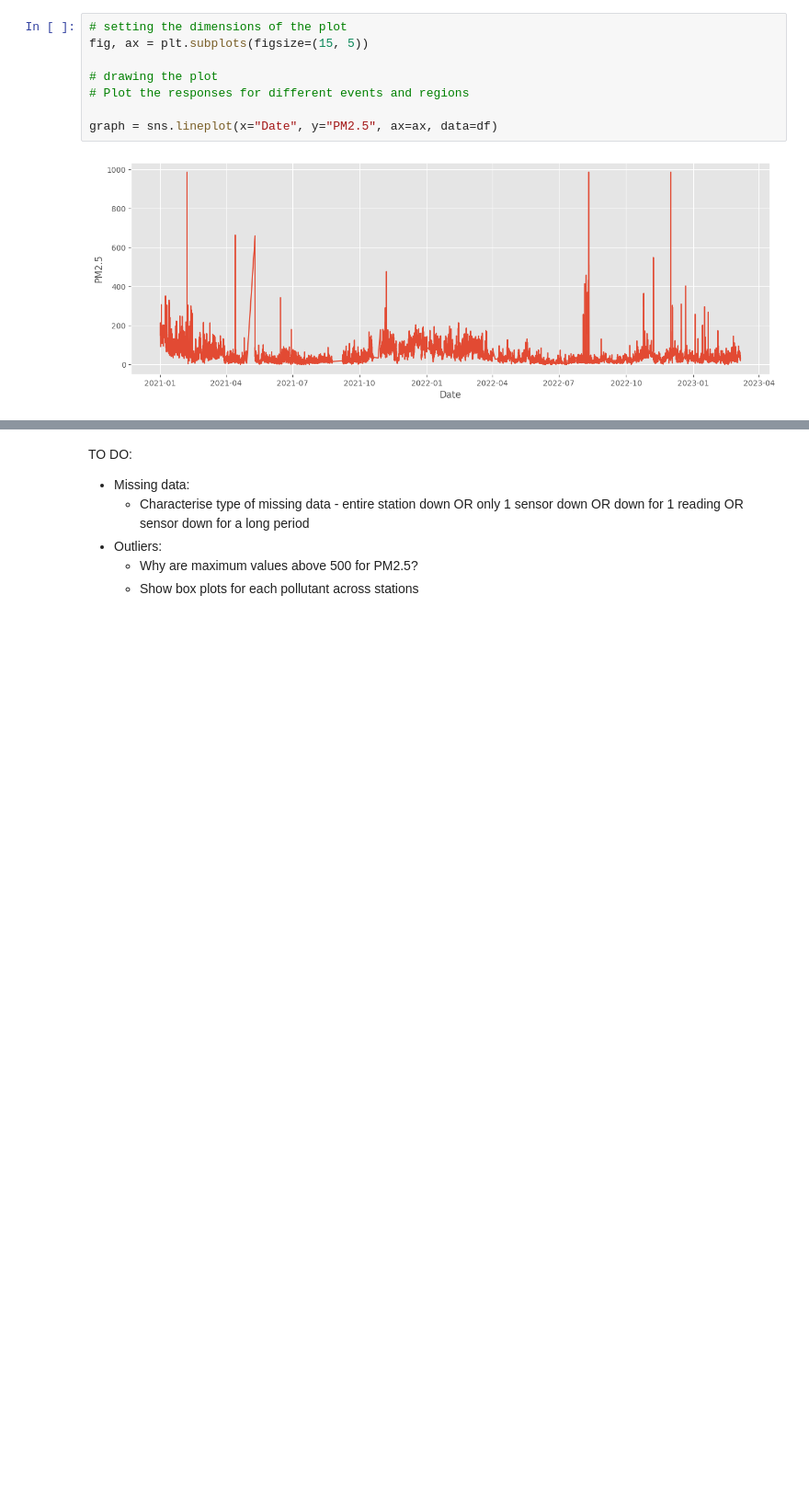
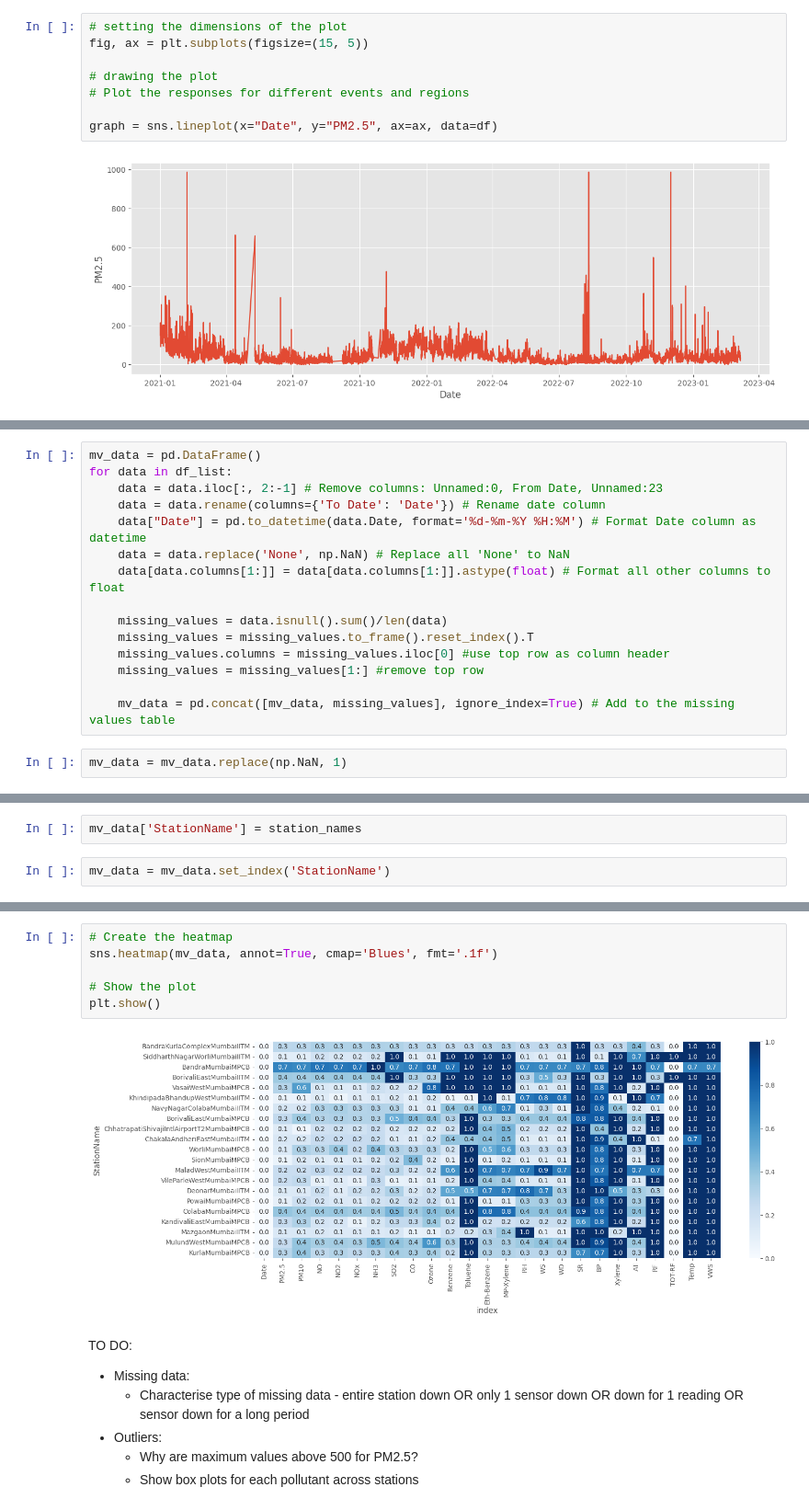
Before and after one commit to OmdenaAI/omdena-mumbai-chapter-air-quality, a Jupyter notebook: src/tasks/task-2-eda/cpcb_data_eda.ipynb, the cells around one changed output, grey strips where cells are left out. Shown: that part at 92% size. Drawn from its saved outputs; the diff is of its cells as text; blank space fills up the shorter version.

Commit message:
Add missing data viz for all stations

```diff
--- a/src/tasks/task-2-eda/cpcb_data_eda.ipynb
+++ b/src/tasks/task-2-eda/cpcb_data_eda.ipynb
@@ -151,0 +200,17 @@ graph = sns.lineplot(x="Date", y="PM2.5", ax=ax, data=df)
+# %%
+mv_data = pd.DataFrame()
+for data in df_list:
+    data = data.iloc[:, 2:-1] # Remove columns: Unnamed:0, From Date, Unnamed:23
+    data = data.rename(columns={'To Date': 'Date'}) # Rename date column
+    data["Date"] = pd.to_datetime(data.Date, format='%d-%m-%Y %H:%M') # Format Date column as datetime
+    data = data.replace('None', np.NaN) # Replace all 'None' to NaN
+    data[data.columns[1:]] = data[data.columns[1:]].astype(float) # Format all other columns to float
+
+    missing_values = data.isnull().sum()/len(data)
+    missing_values = missing_values.to_frame().reset_index().T
+    missing_values.columns = missing_values.iloc[0] #use top row as column header
+    missing_values = missing_values[1:] #remove top row
+
+    mv_data = pd.concat([mv_data, missing_values], ignore_index=True) # Add to the missing values table
+# %%
+mv_data = mv_data.replace(np.NaN, 1)
@@ -151,0 +238,4 @@ graph = sns.lineplot(x="Date", y="PM2.5", ax=ax, data=df)
+# %%
+mv_data['StationName'] = station_names
+# %%
+mv_data = mv_data.set_index('StationName')
@@ -152,3 +264,11 @@ graph = sns.lineplot(x="Date", y="PM2.5", ax=ax, data=df)
+# %%
+# Create the heatmap
+sns.heatmap(mv_data, annot=True, cmap='Blues', fmt='.1f')
+
+# Show the plot
+plt.show()
+# %% [output]
+[figure, added]
 # %% [markdown]
 TO DO:
 * Missing data:
```
Also changed, not shown: parts of 11 cells of this notebook.
